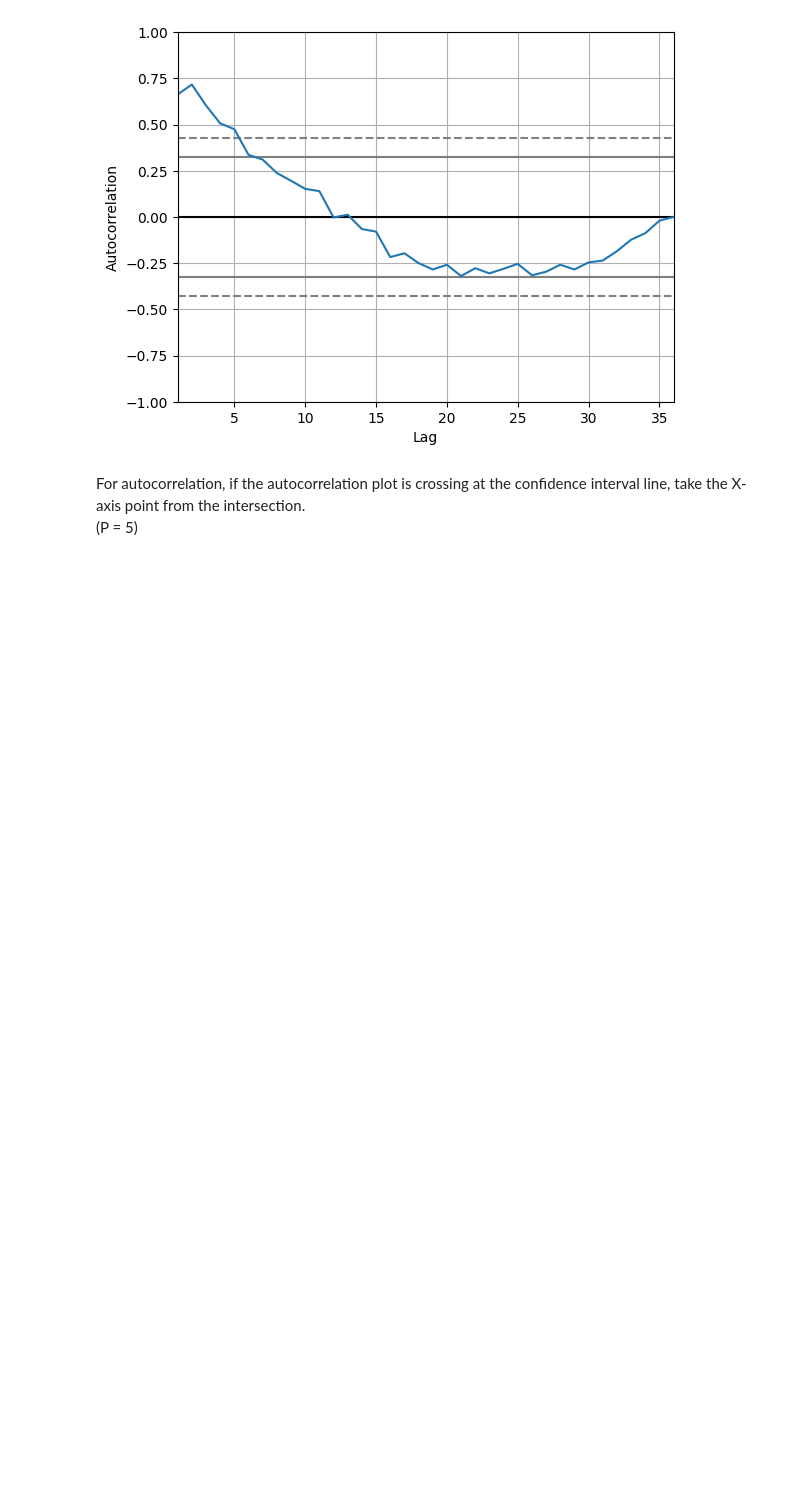
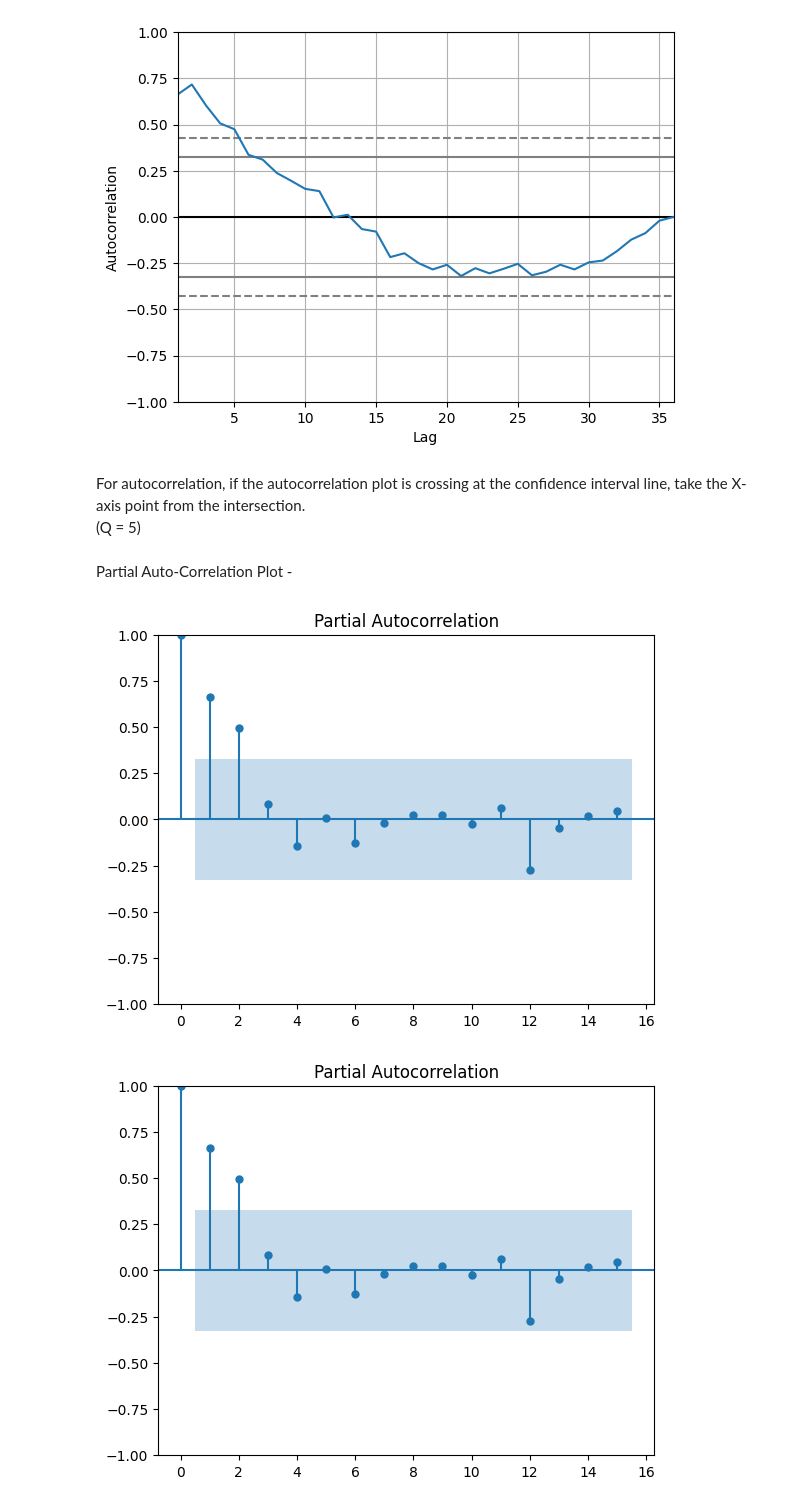
Before and after one commit to Mansish-101M99/Machine_Learning_use_MM, a Jupyter notebook: Time_Series_Forecasting/time_sr_forecast5.ipynb, the cells around one changed output. Saved outputs shown, nothing was run; the diff lists cells and outputs as text; code cells hidden in the pictures; blank space fills up the shorter version.

Commit message:
ARIMA model with partial auto-correln plot and model forecast

```diff
--- a/Time_Series_Forecasting/time_sr_forecast5.ipynb
+++ b/Time_Series_Forecasting/time_sr_forecast5.ipynb
@@ -69,4 +71,11 @@ autocorrelation_plot(shm_data['Sales'])
 [figure]
 # %% [markdown]
 For autocorrelation, if the autocorrelation plot is crossing at the confidence interval line, take the X-axis point from the intersection.
-(P = 5)
+(Q = 5)
+# %% [markdown]
+Partial Auto-Correlation Plot -
+# %%
+plot_pacf(shm_data['Sales'], lags=15)
+# %% [output]
+[figure, added]
+[figure, added]
```
Also changed, not shown: parts of 10 cells of this notebook.
